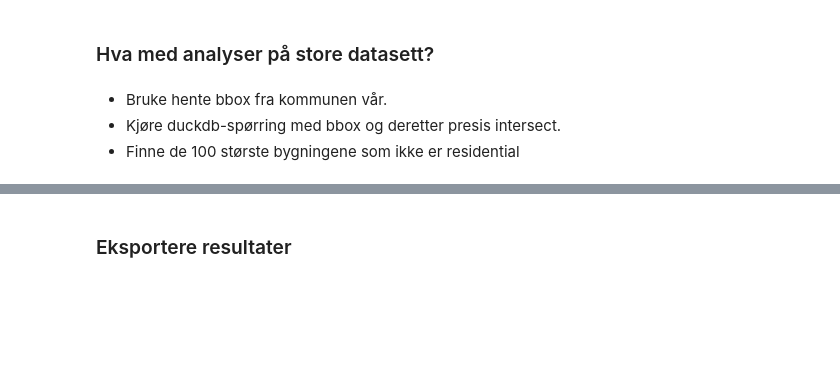
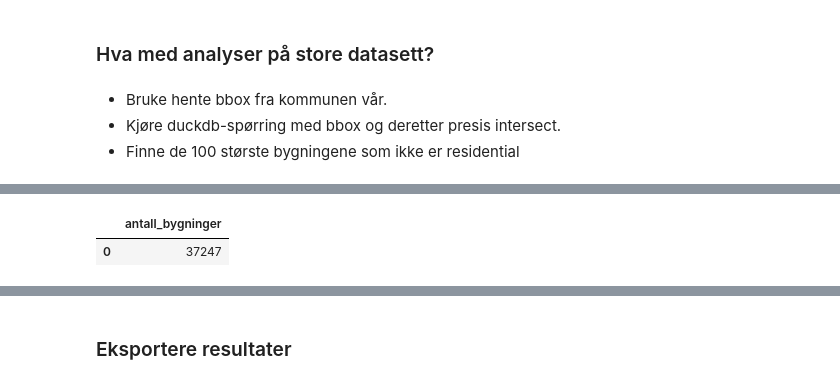
Before and after one commit to kartAI/skygeo, a Jupyter notebook: src/skygeo-workshop/Cumulus_Geographica.ipynb, the cells around one changed output, grey strips where cells are left out. Saved outputs shown, nothing was run; the diff lists cells and outputs as text; code cells hidden in the pictures; blank space fills up the shorter version.

```diff
--- a/src/skygeo-workshop/Cumulus_Geographica.ipynb
+++ b/src/skygeo-workshop/Cumulus_Geographica.ipynb
@@ -289,0 +308,66 @@ display(f"Antall kirker i buffer er {kirker_i_buffer_antall} og rommer {kirker_i
+# %%
+# Stegvis for å tvinge tidlig filtrering (predicate pushdown)
+os.makedirs('./tmp', exist_ok=True)
+
+# 1) Hent kommune 3305-geometri som egen tabell
+conn.sql(f"""
+    CREATE OR REPLACE TABLE kommune_3305 AS
+    SELECT geometry
+    FROM read_parquet('{kommuner_path}')
+    WHERE CAST(kommunenummer AS VARCHAR) = '3305'
+    LIMIT 1
+""")
+
+print("Kommune 3305 geometri lastet inn i DuckDB.")
+
+# 2) Hent bbox-verdier til Python (literals i neste query)
+xmin, ymin, xmax, ymax = conn.sql("""
+    SELECT
+        ST_XMin(geometry) AS xmin,
+        ST_YMin(geometry) AS ymin,
+        ST_XMax(geometry) AS xmax,
+        ST_YMax(geometry) AS ymax
+    FROM kommune_3305
+""").fetchone()
+
+print(f"BBOX for kommune 3305: xmin={xmin}, ymin={ymin}, xmax={xmax}, ymax={ymax}")
+
+# 3) Kun bbox-filter mot Overture (remote), og lagre lokalt parquet
+conn.sql(f"""
+    COPY (
+        SELECT
+            id,
+            CAST(sources AS JSON) AS sources,
+            subtype,
+            class,
+            geometry
+        FROM read_parquet(
+            's3://overturemaps-us-west-2/release/2026-02-18.0/theme=buildings/type=building/*',
+            filename=true,
+            hive_partitioning=1
+        )
+        WHERE
+            bbox.xmax >= {xmin}
+            AND bbox.xmin <= {xmax}
+            AND bbox.ymax >= {ymin}
+            AND bbox.ymin <= {ymax}
+    ) TO './tmp/overture_buildings_bbox_3305.parquet' (FORMAT PARQUET)
+""")
+
+print("Bygningsdata for bbox lastet ned og lagret lokalt.")
+
+# 4) Presis spatial intersect på den lokale, forhåndsfiltrerte filen
+conn.sql("""
+    CREATE OR REPLACE TABLE overture_buildings_i_kommune_3305 AS
+    SELECT b.*
+    FROM read_parquet('./tmp/overture_buildings_bbox_3305.parquet') b
+    CROSS JOIN kommune_3305 k
+    WHERE ST_Intersects(b.geometry, k.geometry)
+""")
+
+print("Presis spatial intersect utført på lokal fil.")
+
+conn.sql("SELECT COUNT(*) AS antall_bygninger FROM overture_buildings_i_kommune_3305").df()
+# %% [output]
+|  | antall_bygninger |
+| 0 | 37247 |
```
Also changed, not shown: parts of 16 cells of this notebook.
